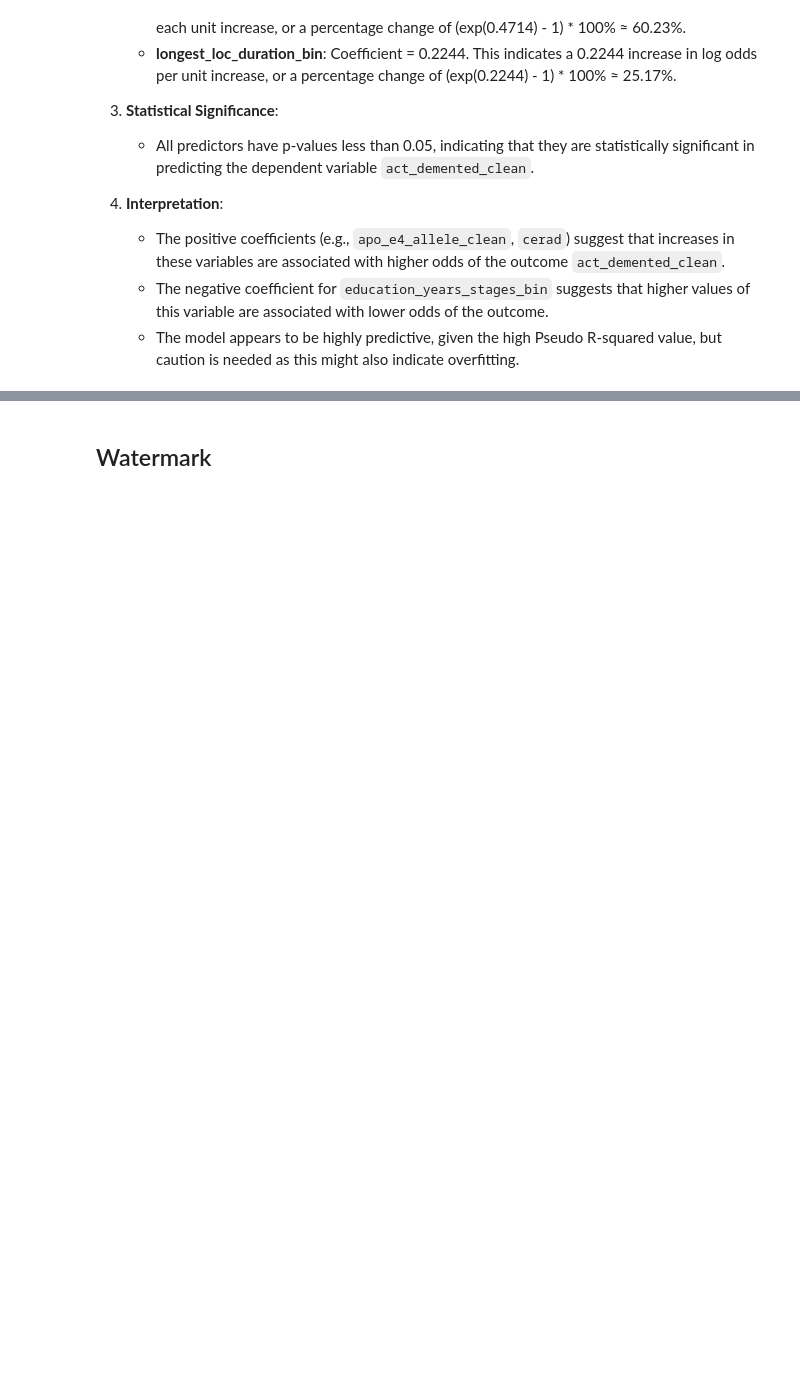
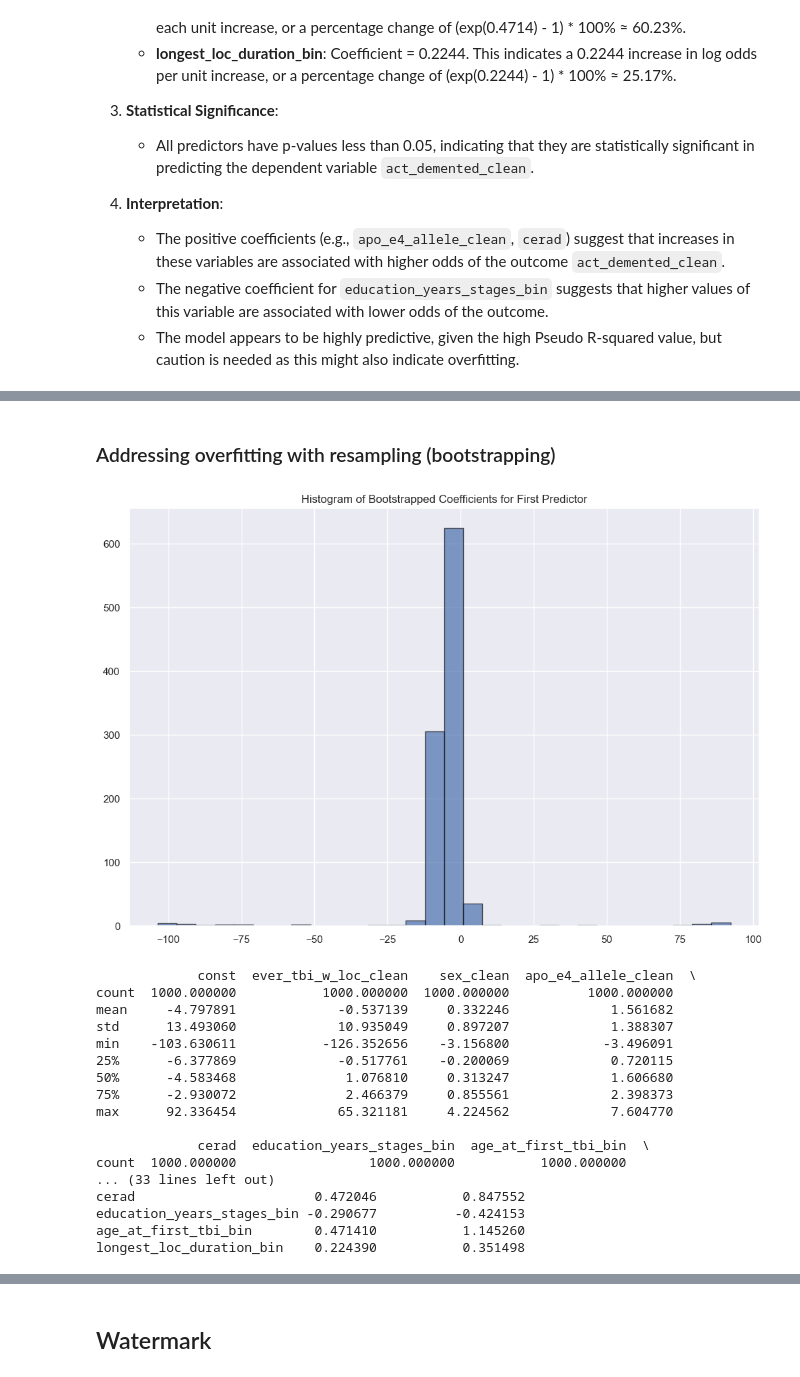
Before and after one commit to busera/mads__decode_dementia, a Jupyter notebook: notebooks/03.02_causal_inference-modelling.ipynb, the cells around one changed output, grey strips where cells are left out. Saved outputs shown, nothing was run; the diff lists cells and outputs as text; code cells hidden in the pictures; blank space fills up the shorter version.

Commit message:
Clean-up

```diff
--- a/notebooks/03.02_causal_inference-modelling.ipynb
+++ b/notebooks/03.02_causal_inference-modelling.ipynb
@@ -875,0 +918,2 @@ plt.show()
+# %% [markdown]
+### Addressing overfitting with resampling (bootstrapping)
@@ -875,0 +950,38 @@ plt.show()
+# %%
+# Calculate summary statistics
+summary_stats = bootstrapped_coeffs_df.describe()
+
+# Compute 95% confidence intervals
+confidence_intervals = bootstrapped_coeffs_df.quantile([0.025, 0.975])
+
+# Example of plotting a histogram for the first coefficient
+plt.hist(bootstrapped_coeffs_df.iloc[:, 0], bins=30, edgecolor='k', alpha=0.7)
+plt.title('Histogram of Bootstrapped Coefficients for First Predictor')
+plt.show()
+
+# Compare with original coefficients
+original_coeffs = adjusted_results_with_weights.params
+comparison = pd.DataFrame({'Original': original_coeffs, 'Mean Bootstrapped': summary_stats.loc['mean']})
+
+print(summary_stats)
+print(confidence_intervals)
+print(comparison)
+# %% [output]
+[figure, added]
+             const  ever_tbi_w_loc_clean    sex_clean  apo_e4_allele_clean  \
+count  1000.000000           1000.000000  1000.000000          1000.000000
+mean     -4.797891             -0.537139     0.332246             1.561682
+std      13.493060             10.935049     0.897207             1.388307
+min    -103.630611           -126.352656    -3.156800            -3.496091
+25%      -6.377869             -0.517761    -0.200069             0.720115
+50%      -4.583468              1.076810     0.313247             1.606680
+75%      -2.930072              2.466379     0.855561             2.398373
+max      92.336454             65.321181     4.224562             7.604770
+
+             cerad  education_years_stages_bin  age_at_first_tbi_bin  \
+count  1000.000000                 1000.000000           1000.000000
+... (33 lines left out)
+cerad                       0.472046           0.847552
+education_years_stages_bin -0.290677          -0.424153
+age_at_first_tbi_bin        0.471410           1.145260
+longest_loc_duration_bin    0.224390           0.351498
```
Also changed, not shown: parts of 27 cells of this notebook, 4 other files.
